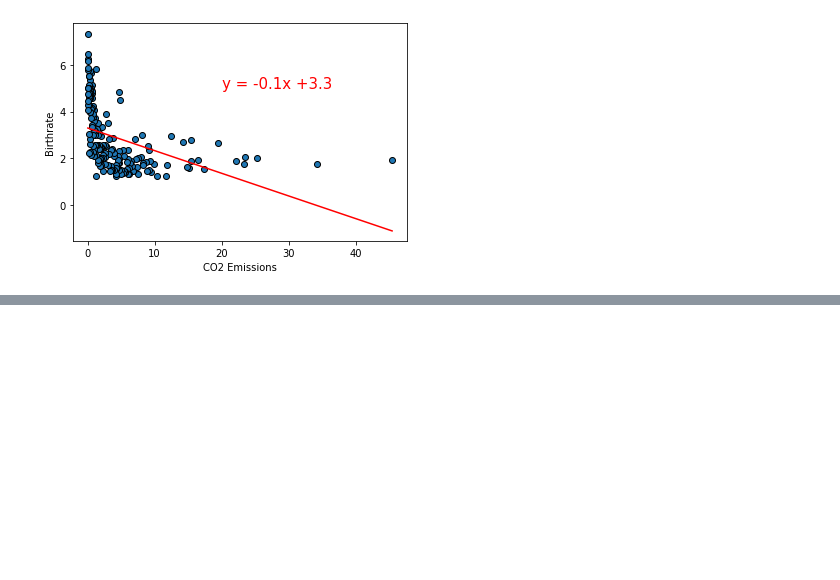
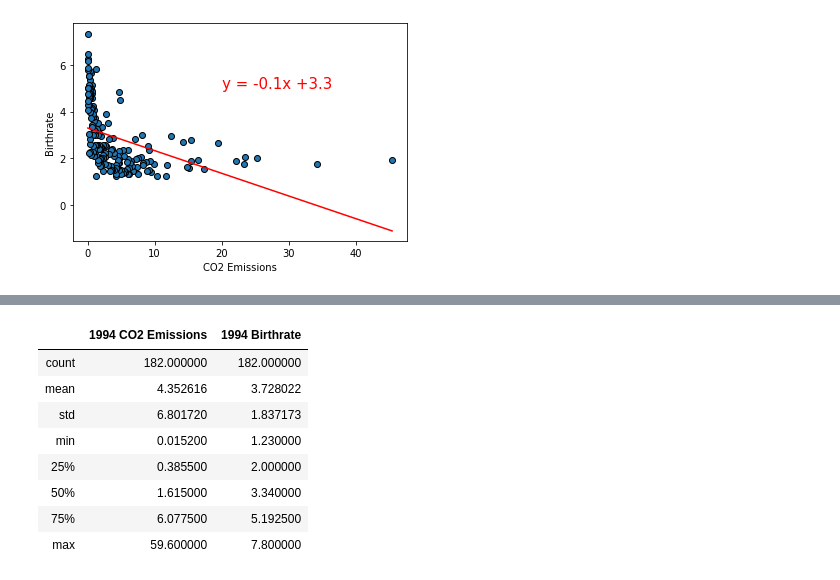
Before and after one commit to VallieTracy/project-one, a Jupyter notebook: Team_Awesome_Project_1.ipynb, the cells around one changed output, grey strips where cells are left out. Saved outputs shown, nothing was run; the diff lists cells and outputs as text; code cells hidden in the pictures; blank space fills up the shorter version.

```diff
--- a/Team_Awesome_Project_1.ipynb
+++ b/Team_Awesome_Project_1.ipynb
@@ -669,0 +694,12 @@ The r-squared is: -0.4263862548440094
+# %%
+df_1994.describe()
+# %% [output]
+|  | 1994 CO2 Emissions | 1994 Birthrate |
+| count | 182.000000 | 182.000000 |
+| mean | 4.352616 | 3.728022 |
+| std | 6.801720 | 1.837173 |
+| min | 0.015200 | 1.230000 |
+| 25% | 0.385500 | 2.000000 |
+| 50% | 1.615000 | 3.340000 |
+| 75% | 6.077500 | 5.192500 |
+| max | 59.600000 | 7.800000 |
```
Also changed, not shown: parts of 4 cells of this notebook.
